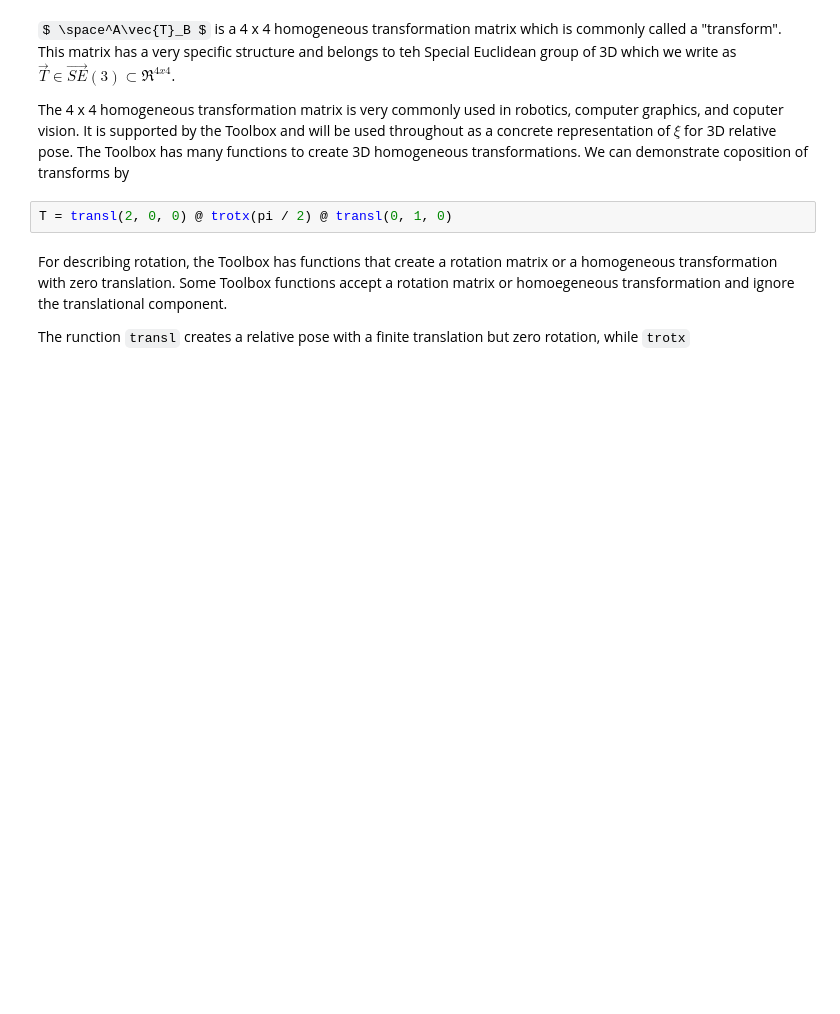
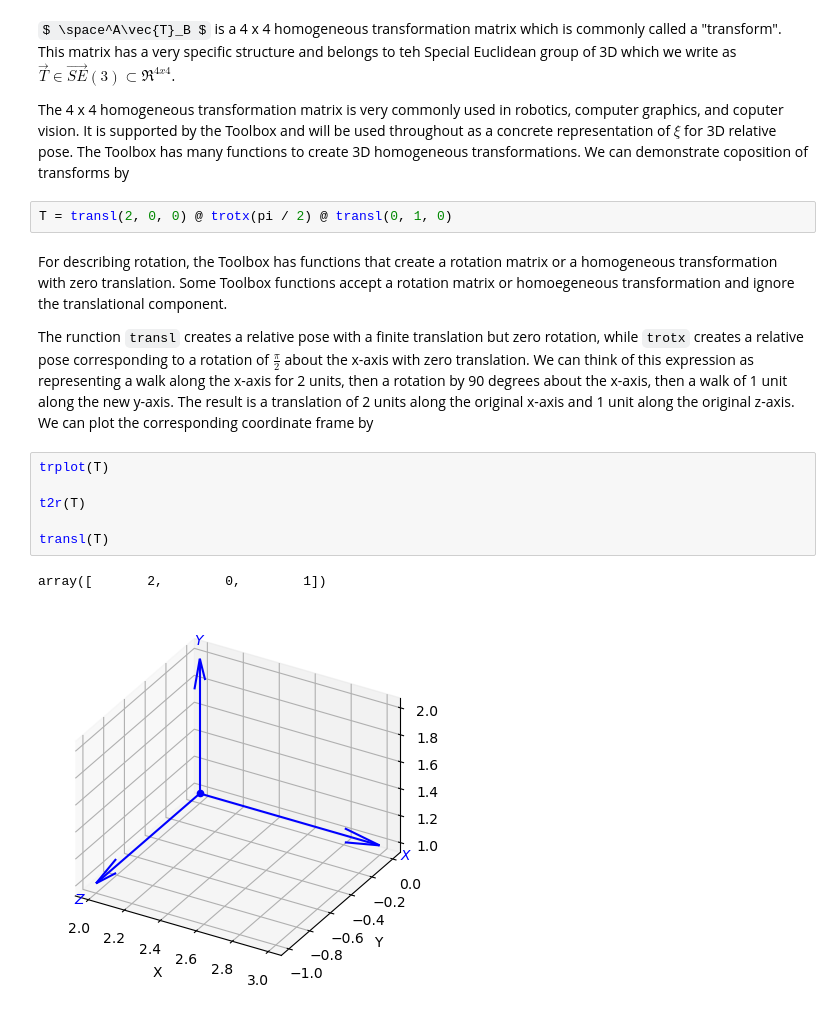
Before and after one commit to taylor-tomblin/ece3641-2023-assignments, a Jupyter notebook: assignment-2/chapter-2.ipynb, the cells around one changed output. Drawn from its saved outputs; the diff is of its cells as text; some formulas as TeX source; blank space fills up the shorter version.

```diff
--- a/assignment-2/chapter-2.ipynb
+++ b/assignment-2/chapter-2.ipynb
@@ -446,4 +446,13 @@ T = transl(2, 0, 0) @ trotx(pi / 2) @ transl(0, 1, 0)
 # %% [markdown]
 For describing rotation, the Toolbox has functions that create a rotation matrix or a homogeneous transformation with zero translation. Some Toolbox functions accept a rotation matrix or homoegeneous transformation and ignore the translational component.
 
-The runction `transl` creates a relative pose with a finite translation but zero rotation, while `trotx`
+The runction `transl` creates a relative pose with a finite translation but zero rotation, while `trotx` creates a relative pose corresponding to a rotation of $ \frac{\pi}{2} $ about the x-axis with zero translation. We can think of this expression as representing a walk along the x-axis for 2 units, then a rotation by 90 degrees about the x-axis, then a walk of 1 unit along the new y-axis. The result is a translation of 2 units along the original x-axis and 1 unit along the original z-axis. We can plot the corresponding coordinate frame by
+# %%
+trplot(T)
+
+t2r(T)
+
+transl(T)
+# %% [output]
+array([       2,        0,        1])
+[figure, added]
```
Also changed, not shown: parts of 1 cell of this notebook.
